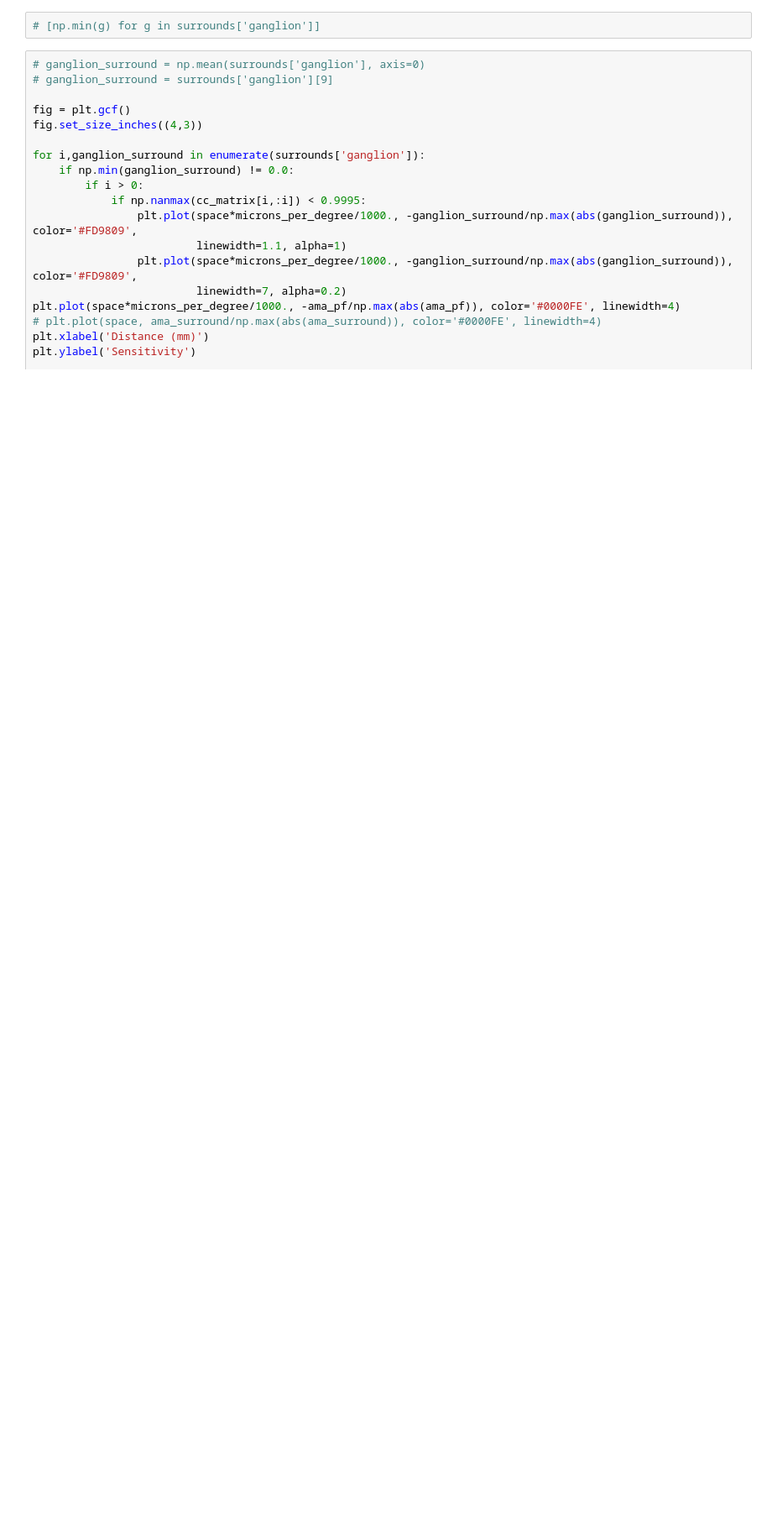
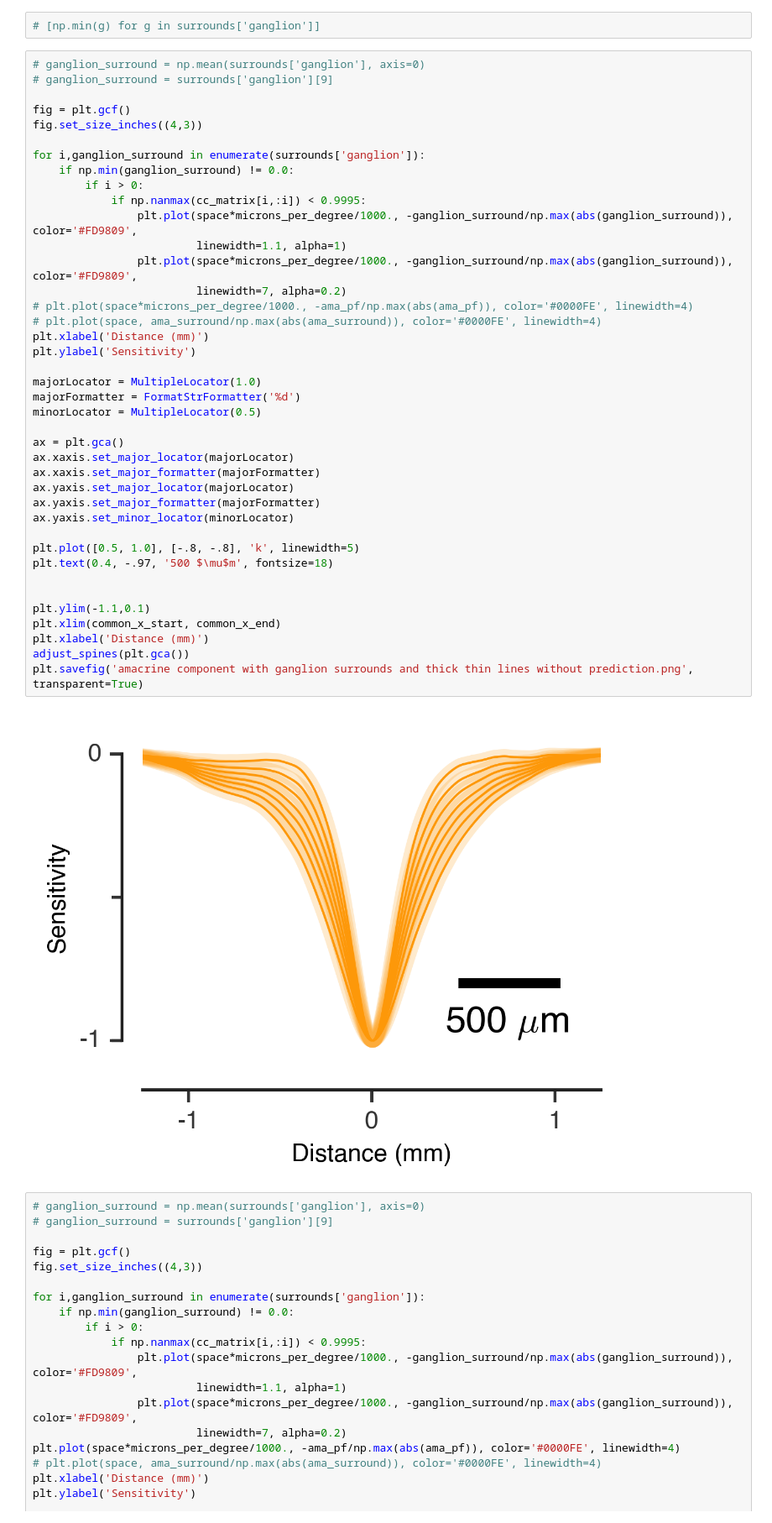
Before and after one commit to lmcintosh/ipython-notebooks, a Jupyter notebook: baccuslab/Infomax - Surround size project 2-13-17 - revising Fig 1-2.ipynb, the cells around one changed output. Shown at 84% size. Saved outputs shown, nothing was run; the diff lists cells and outputs as text; blank space fills up the shorter version.

Commit message:
adding more figures for Steve's talk

```diff
--- a/baccuslab/Infomax - Surround size project 2-13-17 - revising Fig 1-2.ipynb
+++ b/baccuslab/Infomax - Surround size project 2-13-17 - revising Fig 1-2.ipynb
@@ -734,6 +734,48 @@ plt.colorbar()
 [figure]
 # %%
 # [np.min(g) for g in surrounds['ganglion']]
+# %%
+# ganglion_surround = np.mean(surrounds['ganglion'], axis=0)
+# ganglion_surround = surrounds['ganglion'][9]
+
+fig = plt.gcf()
+fig.set_size_inches((4,3))
+
+for i,ganglion_surround in enumerate(surrounds['ganglion']):
+    if np.min(ganglion_surround) != 0.0:
+        if i > 0:
+            if np.nanmax(cc_matrix[i,:i]) < 0.9995:
+                plt.plot(space*microns_per_degree/1000., -ganglion_surround/np.max(abs(ganglion_surround)), color='#FD9809',
+                         linewidth=1.1, alpha=1)
+                plt.plot(space*microns_per_degree/1000., -ganglion_surround/np.max(abs(ganglion_surround)), color='#FD9809',
+                         linewidth=7, alpha=0.2)
+# plt.plot(space*microns_per_degree/1000., -ama_pf/np.max(abs(ama_pf)), color='#0000FE', linewidth=4)
+# plt.plot(space, ama_surround/np.max(abs(ama_surround)), color='#0000FE', linewidth=4)
+plt.xlabel('Distance (mm)')
+plt.ylabel('Sensitivity')
+
+majorLocator = MultipleLocator(1.0)
+majorFormatter = FormatStrFormatter('%d')
+minorLocator = MultipleLocator(0.5)
+
+ax = plt.gca()
+ax.xaxis.set_major_locator(majorLocator)
+ax.xaxis.set_major_formatter(majorFormatter)
+ax.yaxis.set_major_locator(majorLocator)
+ax.yaxis.set_major_formatter(majorFormatter)
+ax.yaxis.set_minor_locator(minorLocator)
+
+plt.plot([0.5, 1.0], [-.8, -.8], 'k', linewidth=5)
+plt.text(0.4, -.97, '500 $\mu$m', fontsize=18)
+
+
+plt.ylim(-1.1,0.1)
+plt.xlim(common_x_start, common_x_end)
+plt.xlabel('Distance (mm)')
+adjust_spines(plt.gca())
+plt.savefig('amacrine component with ganglion surrounds and thick thin lines without prediction.png', transparent=True)
+# %% [output]
+[figure, added]
 # %%
 # ganglion_surround = np.mean(surrounds['ganglion'], axis=0)
 # ganglion_surround = surrounds['ganglion'][9]
```
